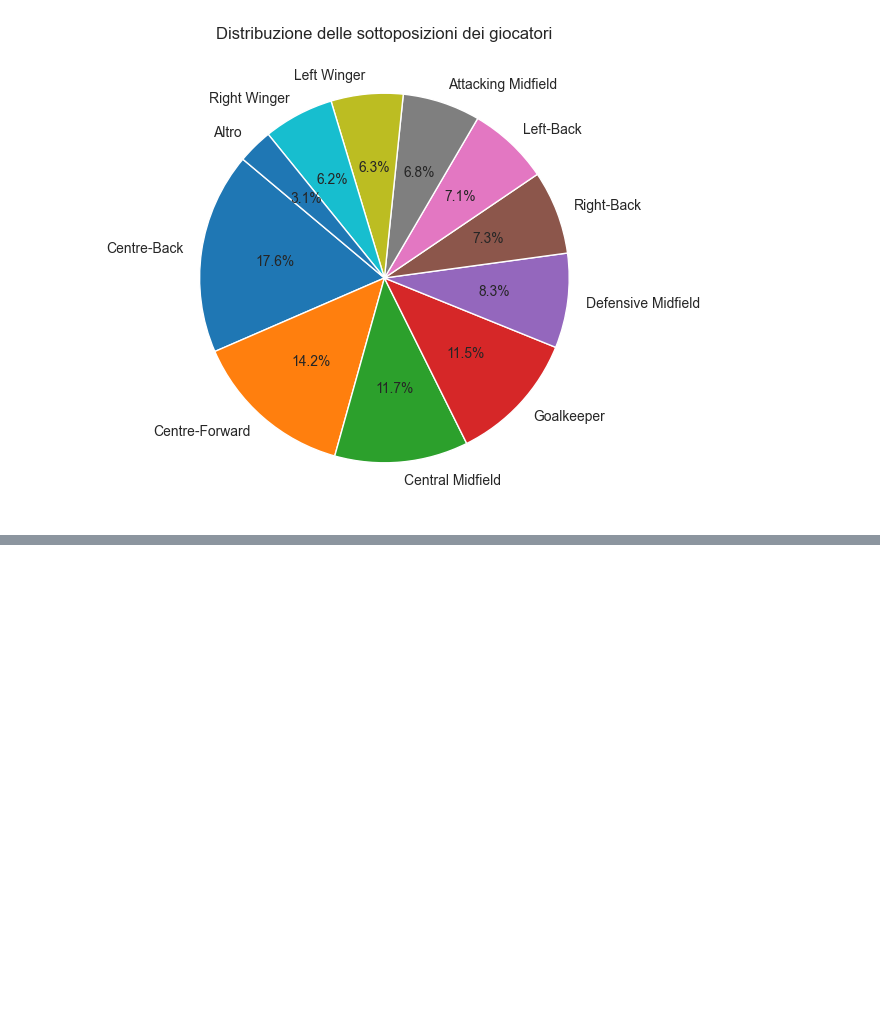
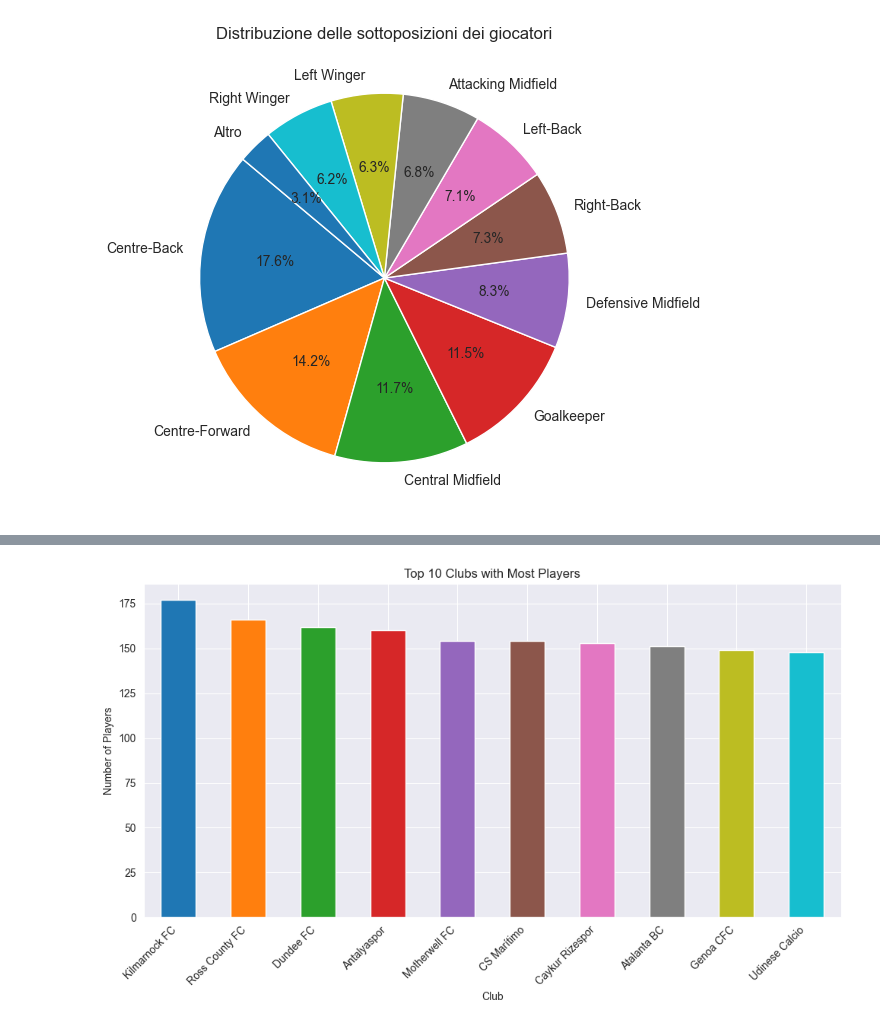
Before and after one commit to BonincontroL/IumTweb_project, a Jupyter notebook: solution/DataAnalysis/JupyterNotebooks/players.ipynb, the cells around one changed output, grey strips where cells are left out. Drawn from its saved outputs; the diff is of its cells as text; code cells hidden in the pictures; blank space fills up the shorter version.

```diff
--- a/solution/DataAnalysis/JupyterNotebooks/players.ipynb
+++ b/solution/DataAnalysis/JupyterNotebooks/players.ipynb
@@ -761,0 +665,15 @@ Number of Unique Domestic Competitions: 14
+# %%
+club_counts = players_df['current_club_name'].value_counts()
+top_clubs = club_counts.head(10)
+
+plt.figure(figsize=(10, 6))
+colors = plt.cm.tab10(range(len(top_clubs)))  # Use a colormap to generate colors
+top_clubs.plot(kind='bar', color=colors)
+plt.title('Top 10 Clubs with Most Players')
+plt.xlabel('Club')
+plt.ylabel('Number of Players')
+plt.xticks(rotation=45, ha='right')
+plt.tight_layout()
+plt.show()
+# %% [output]
+[figure, added]
```
Also changed, not shown: parts of 13 cells of this notebook.
